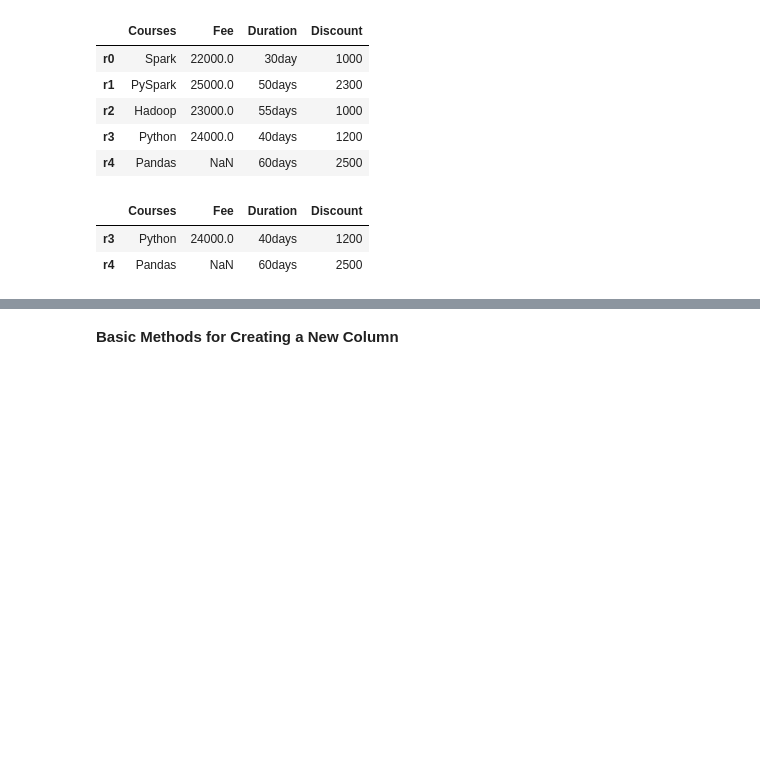
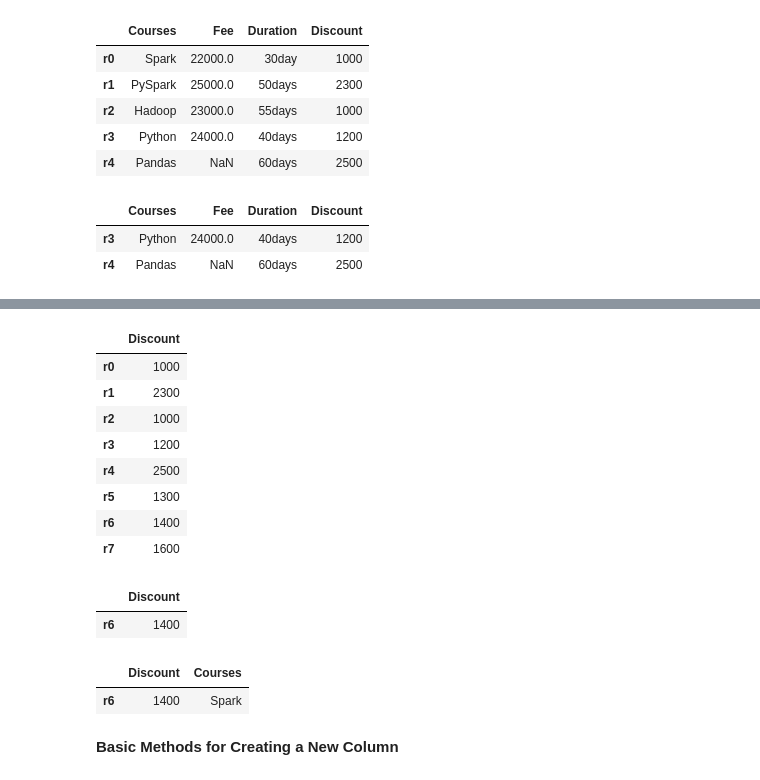
Before and after one commit to aekanun2020/Data-Analytics-using-Python, a Jupyter notebook: Python_Pandas_Dataframe_Basic_Properties_and_Methods.ipynb, the cells around one changed output, grey strips where cells are left out. Cells and saved outputs as stored; diff of their text form; code cells hidden in the pictures; blank space fills up the shorter version.

```diff
--- a/Python_Pandas_Dataframe_Basic_Properties_and_Methods.ipynb
+++ b/Python_Pandas_Dataframe_Basic_Properties_and_Methods.ipynb
@@ -172,3 +192,25 @@ df['Duration'][3]
+# %%
+df[:][['Discount']] # return Dataframe
+# %% [output]
+|  | Discount |
+| r0 | 1000 |
+| r1 | 2300 |
+| r2 | 1000 |
+| r3 | 1200 |
+| r4 | 2500 |
+| r5 | 1300 |
+| r6 | 1400 |
+| r7 | 1600 |
+# %%
+df[6:7][['Discount']]
+# %% [output]
+|  | Discount |
+| r6 | 1400 |
+# %%
+df[6:7][['Discount','Courses']]
+# %% [output]
+|  | Discount | Courses |
+| r6 | 1400 | Spark |
 # %% [markdown]
 **Basic Methods for Creating a New Column**
 # %%
```
Also changed, not shown: parts of 5 cells of this notebook.
